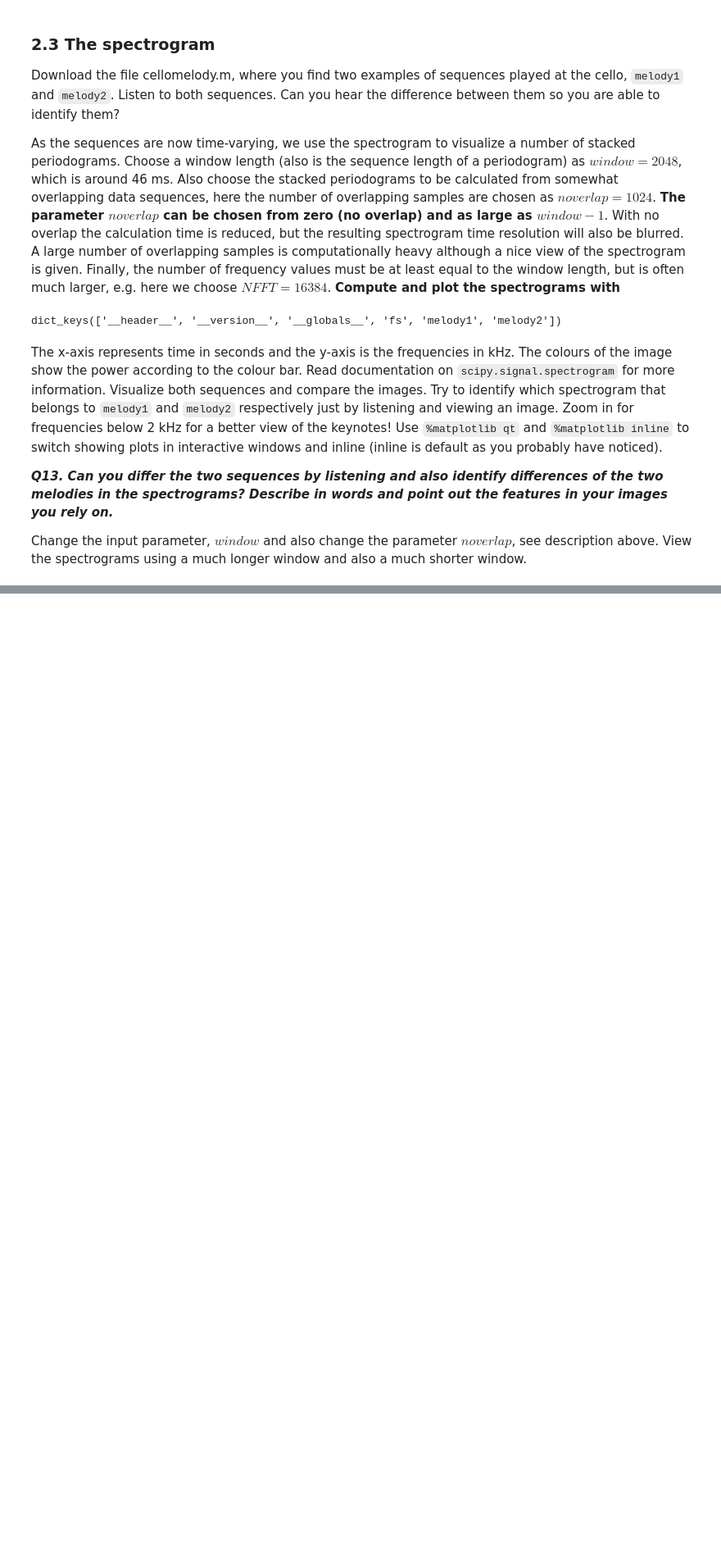
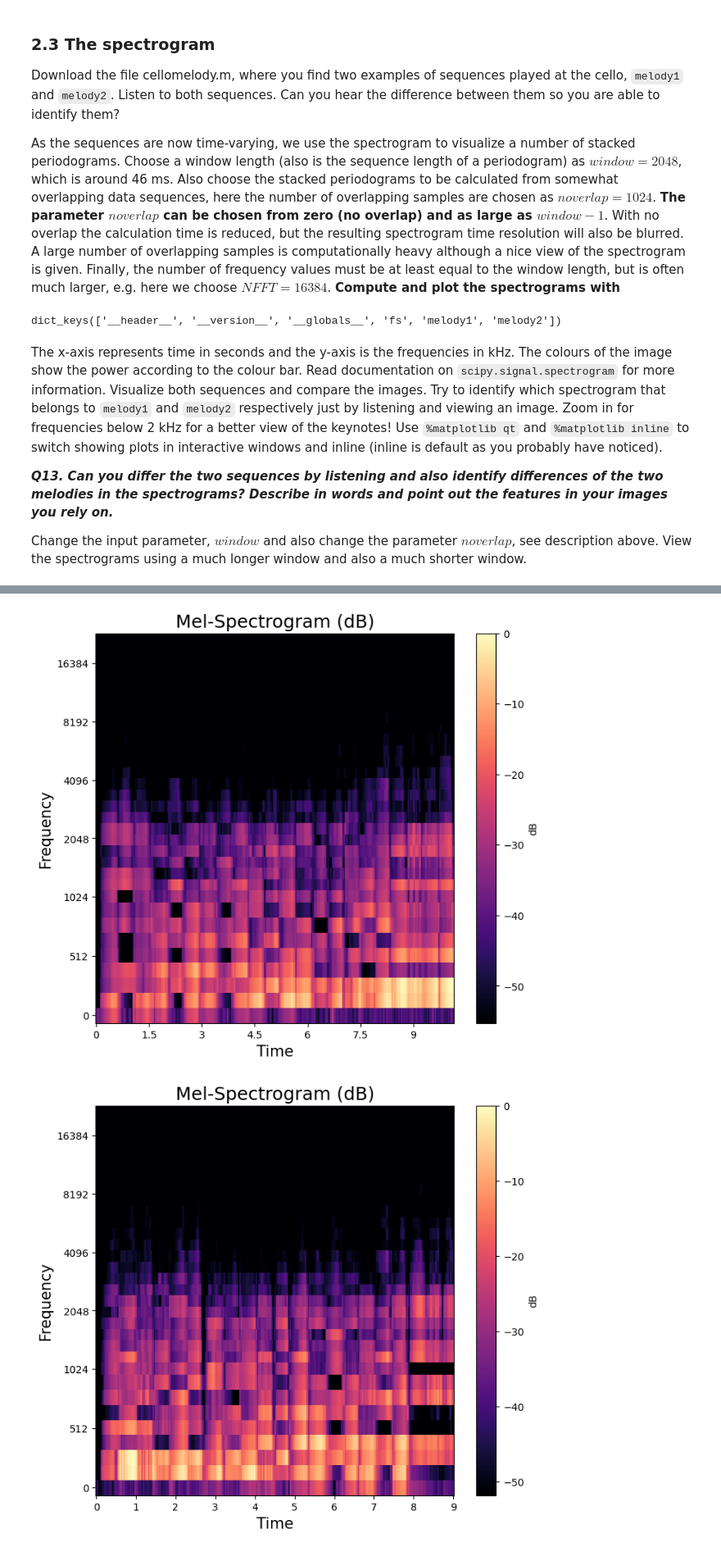
Before and after one commit to mario3219/FMSF10-lab, a Jupyter notebook: pythonLab1.ipynb, the cells around one changed output, grey strips where cells are left out. Shown at 82% size. Cells and saved outputs as stored; diff of their text form; code cells hidden in the pictures; blank space fills up the shorter version.

```diff
--- a/pythonLab1.ipynb
+++ b/pythonLab1.ipynb
@@ -519,7 +519,7 @@ fs = data["fs"]
 noverlap = 1024
 nfft = 16384
 window = 2048
-sd.play(data["melody1"],fs)
+#sd.play(data["melody1"],fs)
 #time.sleep(2)
 #sd.play(data["melody2"],fs)
 
@@ -532,9 +532,9 @@ plt.ylabel('Frequency [Hz]')
 plt.xlabel('Time [sec]')
 plt.show()
 
-f, t, S = scipy.signal.spectrogram(melody2, fs=fs, noverlap=noverlap, window='hann', nperseg=window,nfft=nfft)
+f, t, St = scipy.signal.spectrogram(melody2, fs=fs, noverlap=noverlap, window='hann', nperseg=window,nfft=nfft)
 plt.figure()
-plt.pcolormesh(t, f, 10*np.log10(S))
+plt.pcolormesh(t, f, 10*np.log10(St))
 plt.ylabel('Frequency [Hz]')
 plt.xlabel('Time [sec]')
 plt.show()
@@ -552,0 +584,7 @@ We can clearly see from the image that one of the melotic paths goes upwards and
+# %%
+%matplotlib inline
+melSpectrogram(S,fs,noverlap,nfft)
+melSpectrogram(St,fs,noverlap,nfft)
+# %% [output]
+[figure, added]
+[figure, added]
```
Also changed, not shown: parts of 28 cells of this notebook.
